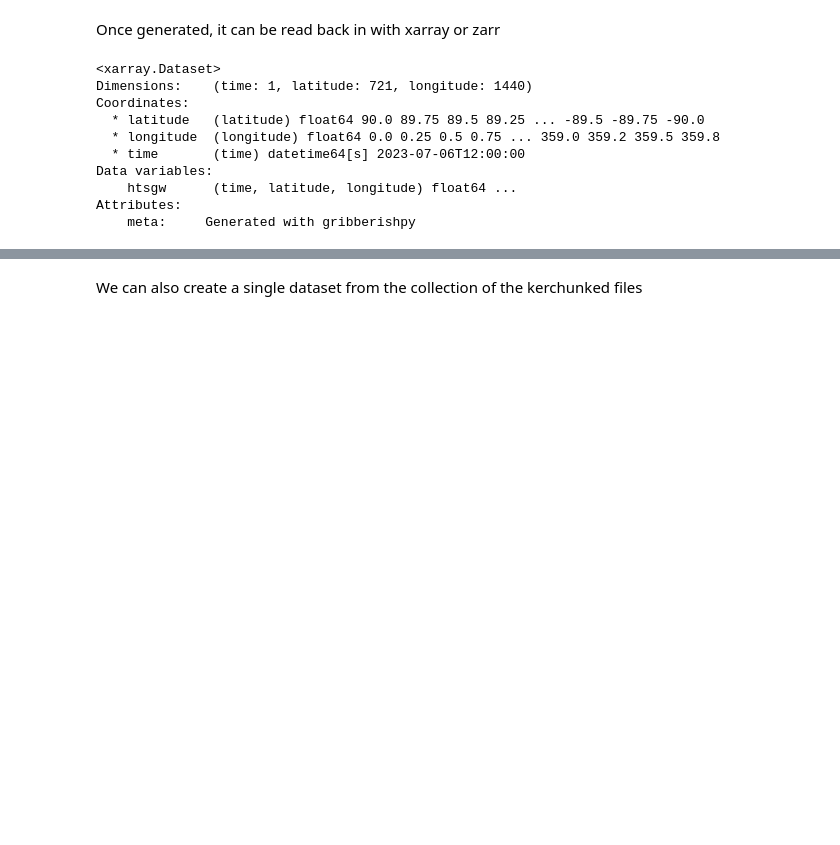
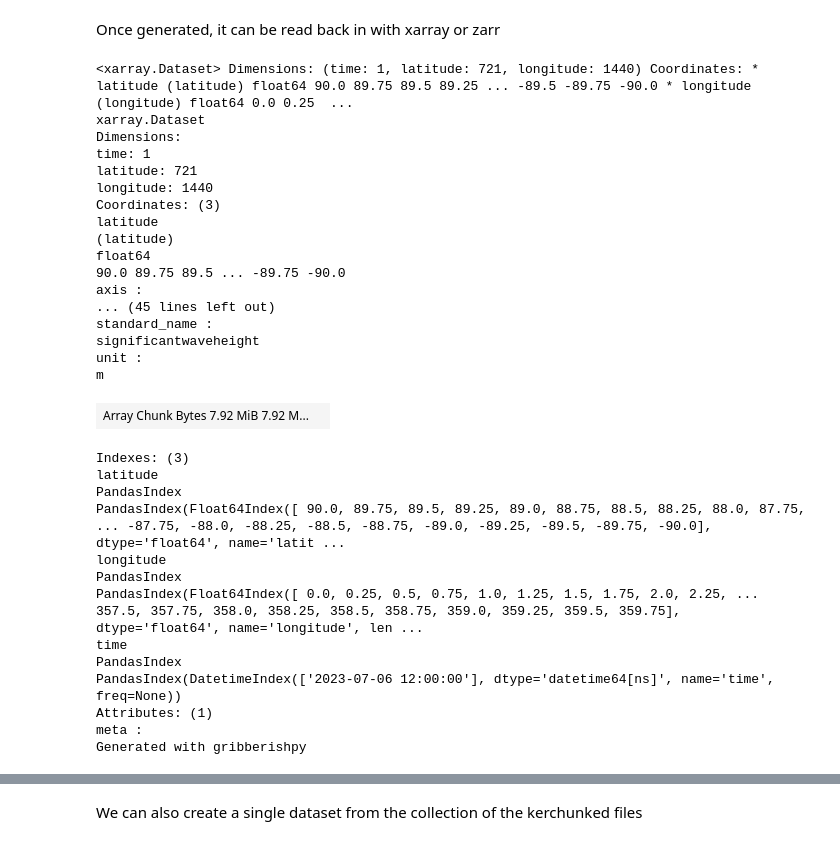
Before and after one commit to mpiannucci/gribberish, a Jupyter notebook: python/examples/kerchunk_gefs_wave.ipynb, the cells around one changed output, grey strips where cells are left out. Drawn from its saved outputs; the diff is of its cells as text; code cells hidden in the pictures; blank space fills up the shorter version.

```diff
--- a/python/examples/kerchunk_gefs_wave.ipynb
+++ b/python/examples/kerchunk_gefs_wave.ipynb
@@ -59,21 +52,42 @@ Once generated, it can be read back in with xarray or zarr
 # %%
 import xarray as xr
 
 # open dataset as zarr object using fsspec reference file system and xarray
 fs = fsspec.filesystem("reference", fo='./gefs_wave/20230706_gefs_wave_t12z_global_p01_f000_message0.json', remote_protocol='s3', remote_options={'anon':True, 'use_ssl': False})
 m = fs.get_mapper("")
-ds = xr.open_dataset(m, engine="zarr", backend_kwargs=dict(consolidated=False))
+ds = xr.open_dataset(m, engine="zarr", backend_kwargs=dict(consolidated=False), chunks={})
 ds
 # %% [output]
-<xarray.Dataset>
-Dimensions:    (time: 1, latitude: 721, longitude: 1440)
-Coordinates:
-  * latitude   (latitude) float64 90.0 89.75 89.5 89.25 ... -89.5 -89.75 -90.0
-  * longitude  (longitude) float64 0.0 0.25 0.5 0.75 ... 359.0 359.2 359.5 359.8
-  * time       (time) datetime64[s] 2023-07-06T12:00:00
-Data variables:
-    htsgw      (time, latitude, longitude) float64 ...
-Attributes:
-    meta:     Generated with gribberishpy
+<xarray.Dataset> Dimensions: (time: 1, latitude: 721, longitude: 1440) Coordinates: * latitude (latitude) float64 90.0 89.75 89.5 89.25 ... -89.5 -89.75 -90.0 * longitude (longitude) float64 0.0 0.25  ...
+xarray.Dataset
+Dimensions:
+time: 1
+latitude: 721
+longitude: 1440
+Coordinates: (3)
+latitude
+(latitude)
+float64
+90.0 89.75 89.5 ... -89.75 -90.0
+axis :
+... (45 lines left out)
+standard_name :
+significantwaveheight
+unit :
+m
+| Array Chunk Bytes 7.92 MiB 7.92 M... |  |
+Indexes: (3)
+latitude
+PandasIndex
+PandasIndex(Float64Index([ 90.0, 89.75, 89.5, 89.25, 89.0, 88.75, 88.5, 88.25, 88.0, 87.75, ... -87.75, -88.0, -88.25, -88.5, -88.75, -89.0, -89.25, -89.5, -89.75, -90.0], dtype='float64', name='latit ...
+longitude
+PandasIndex
+PandasIndex(Float64Index([ 0.0, 0.25, 0.5, 0.75, 1.0, 1.25, 1.5, 1.75, 2.0, 2.25, ... 357.5, 357.75, 358.0, 358.25, 358.5, 358.75, 359.0, 359.25, 359.5, 359.75], dtype='float64', name='longitude', len ...
+time
+PandasIndex
+PandasIndex(DatetimeIndex(['2023-07-06 12:00:00'], dtype='datetime64[ns]', name='time', freq=None))
+Attributes: (1)
+meta :
+Generated with gribberishpy
 # %%
 ds.htsgw.plot()
```
Also changed, not shown: parts of 8 cells of this notebook, 1 other file.
